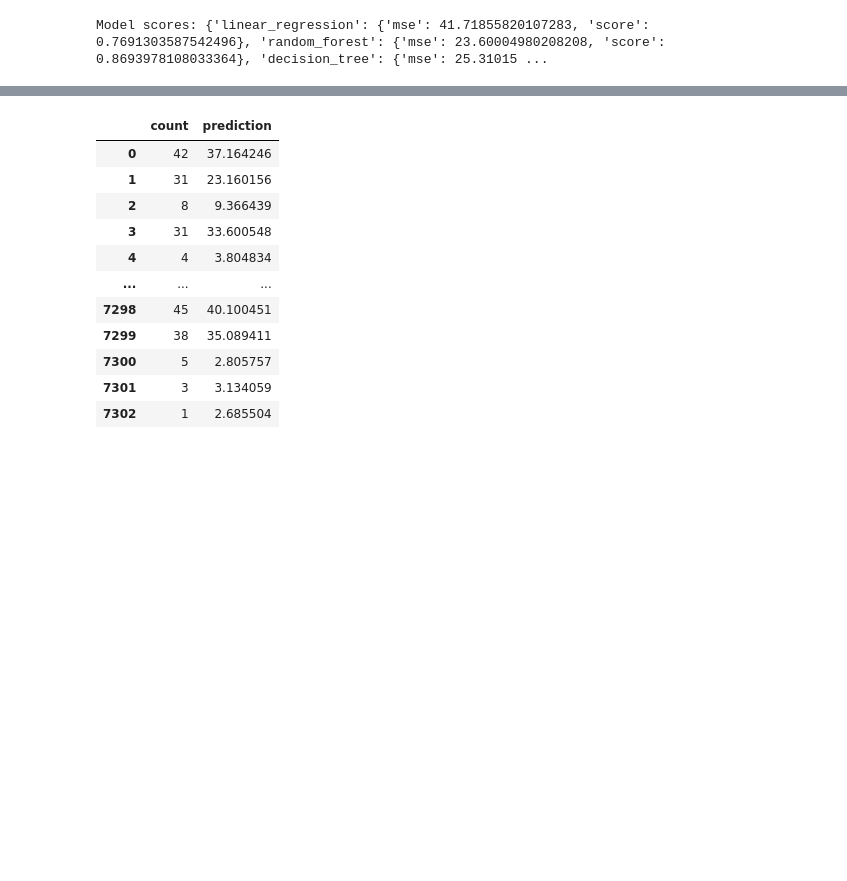
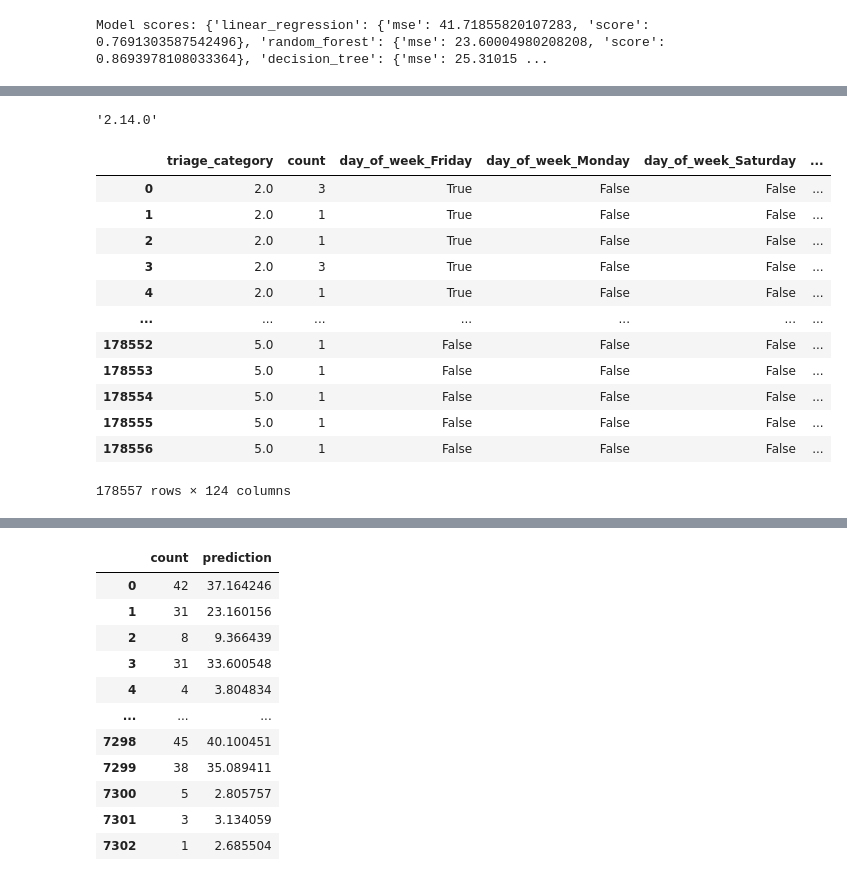
Before and after one commit to JuanNavarro-DD/WAHealthHackathon-DataDucks, a Jupyter notebook: test_notebook.ipynb, the cells around one changed output, grey strips where cells are left out. Drawn from its saved outputs; the diff is of its cells as text; code cells hidden in the pictures; blank space fills up the shorter version.

```diff
--- a/test_notebook.ipynb
+++ b/test_notebook.ipynb
@@ -284,0 +349,21 @@ MSE:  19.792837503252812
+# %%
+import tensorflow as tf
+tf.__version__
+# %% [output]
+'2.14.0'
+# %%
+pd.get_dummies(people_count_org,columns=['day_of_week', 'month', 'hour', 'establishment_code'])
+# %% [output]
+|  | triage_category | count | day_of_week_Friday | day_of_week_Monday | day_of_week_Saturday | ... |
+| 0 | 2.0 | 3 | True | False | False | ... |
+| 1 | 2.0 | 1 | True | False | False | ... |
+| 2 | 2.0 | 1 | True | False | False | ... |
+| 3 | 2.0 | 3 | True | False | False | ... |
+| 4 | 2.0 | 1 | True | False | False | ... |
+| ... | ... | ... | ... | ... | ... | ... |
+| 178552 | 5.0 | 1 | False | False | False | ... |
+| 178553 | 5.0 | 1 | False | False | False | ... |
+| 178554 | 5.0 | 1 | False | False | False | ... |
+| 178555 | 5.0 | 1 | False | False | False | ... |
+| 178556 | 5.0 | 1 | False | False | False | ... |
+178557 rows × 124 columns
```
Also changed, not shown: parts of 23 cells of this notebook, 40 other files.
